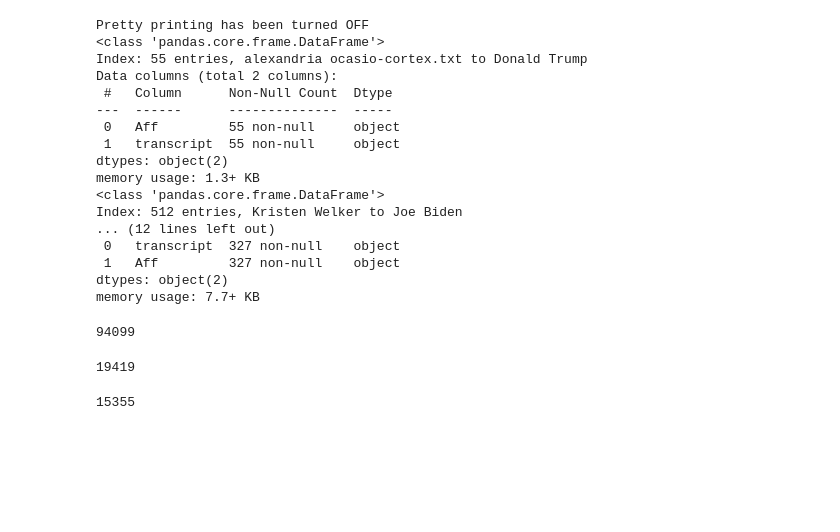
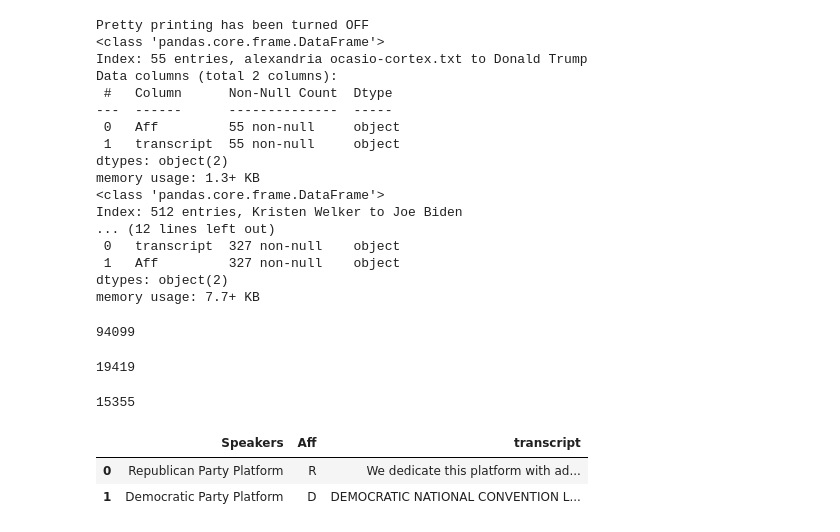
Before and after one commit to Data-Science-for-Linguists-2021/PoliticalRhetoric-analysis, a Jupyter notebook: dataplan.ipynb, the cells around one changed output. Drawn from its saved outputs; the diff is of its cells as text; code cells hidden in the pictures; blank space fills up the shorter version.

Commit message:
more data collection

```diff
--- a/dataplan.ipynb
+++ b/dataplan.ipynb
@@ -379,3 +379,25 @@ pagewords = pagetok.tokenize(str(list(vpdebatepage.transcript.values)).lower())
 len(pagewords)
 # %% [output]
 15355
+# %%
+# importing the platform to use as training data
+
+rep_plat = open('data/platforms/rep_platform_clean.txt','r')
+rep_plat = rep_plat.read()
+dem_plat = open('data/platforms/dem_platform_clean.txt','r')
+dem_plat = dem_plat.read()
+#rep_platform = PlaintextCorpusReader(corpus_root, 'rep_platform_clean.*txt')
+# %%
+rep_plat = pd.DataFrame({'Speakers': 'Republican Party Platform',
+                         'Aff':'R',
+                         'transcript': rep_plat}, index=[0])
+dem_plat = pd.DataFrame({'Speakers':'Democratic Party Platform',
+                         'Aff':'D',
+                         'transcript': dem_plat}, index=[1])
+platforms = pd.concat([rep_plat,dem_plat])
+# %%
+platforms
+# %% [output]
+|  | Speakers | Aff | transcript |
+| 0 | Republican Party Platform | R | We dedicate this platform with ad... |
+| 1 | Democratic Party Platform | D | ﻿DEMOCRATIC NATIONAL CONVENTION L... |
```
